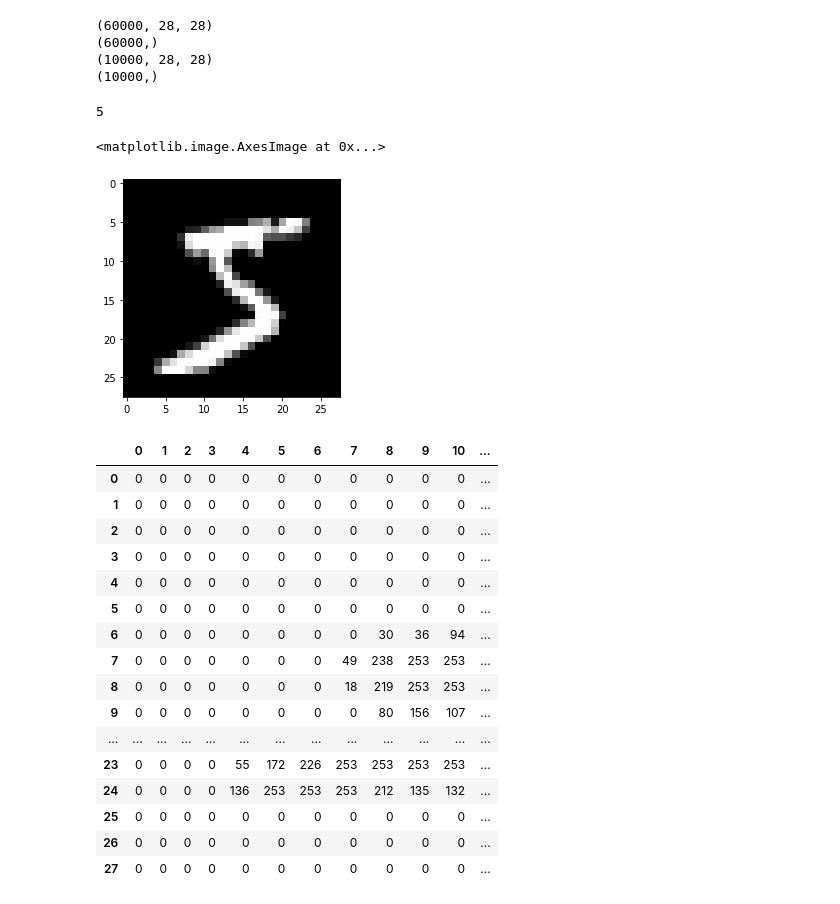
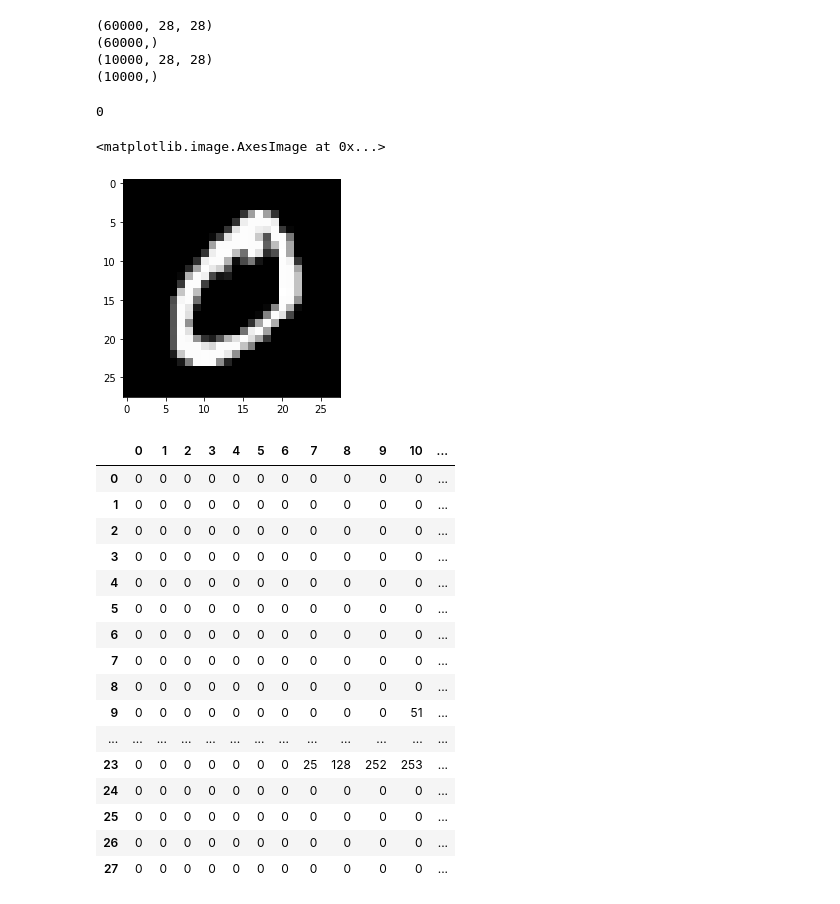
Before and after one commit to rerebebeccacca/20210602-machine-learing, a Jupyter notebook: mlp.ipynb, the cells around one changed output. Saved outputs shown, nothing was run; the diff lists cells and outputs as text; code cells hidden in the pictures.

```diff
--- a/mlp.ipynb
+++ b/mlp.ipynb
@@ -19,16 +19,16 @@ print(y_test.shape)
 (10000,)
 # %%
 import matplotlib.pyplot as plt
-print(y_train[0])
+print(y_train[1])
 #choose colormap-> cmap = "YlGn_r"(顏色反轉)
-plt.imshow(x_train[0], cmap="gray")
+plt.imshow(x_train[1], cmap="gray")
 # %% [output]
-5
+0
 <matplotlib.image.AxesImage at 0x...>
-[figure, old version]
+[figure, new version]
 # %%
 import pandas as pd
-pd.DataFrame(x_train[0])
+pd.DataFrame(x_train[1])
 # %% [output]
 |  | 0 | 1 | 2 | 3 | 4 | 5 | 6 | 7 | 8 | 9 | 10 | ... |
 | 0 | 0 | 0 | 0 | 0 | 0 | 0 | 0 | 0 | 0 | 0 | 0 | ... |
@@ -37,13 +37,13 @@ pd.DataFrame(x_train[0])
 | 3 | 0 | 0 | 0 | 0 | 0 | 0 | 0 | 0 | 0 | 0 | 0 | ... |
 | 4 | 0 | 0 | 0 | 0 | 0 | 0 | 0 | 0 | 0 | 0 | 0 | ... |
 | 5 | 0 | 0 | 0 | 0 | 0 | 0 | 0 | 0 | 0 | 0 | 0 | ... |
-| 6 | 0 | 0 | 0 | 0 | 0 | 0 | 0 | 0 | 30 | 36 | 94 | ... |
-| 7 | 0 | 0 | 0 | 0 | 0 | 0 | 0 | 49 | 238 | 253 | 253 | ... |
-| 8 | 0 | 0 | 0 | 0 | 0 | 0 | 0 | 18 | 219 | 253 | 253 | ... |
-| 9 | 0 | 0 | 0 | 0 | 0 | 0 | 0 | 0 | 80 | 156 | 107 | ... |
+| 6 | 0 | 0 | 0 | 0 | 0 | 0 | 0 | 0 | 0 | 0 | 0 | ... |
+| 7 | 0 | 0 | 0 | 0 | 0 | 0 | 0 | 0 | 0 | 0 | 0 | ... |
+| 8 | 0 | 0 | 0 | 0 | 0 | 0 | 0 | 0 | 0 | 0 | 0 | ... |
+| 9 | 0 | 0 | 0 | 0 | 0 | 0 | 0 | 0 | 0 | 0 | 51 | ... |
 | ... | ... | ... | ... | ... | ... | ... | ... | ... | ... | ... | ... | ... |
-| 23 | 0 | 0 | 0 | 0 | 55 | 172 | 226 | 253 | 253 | 253 | 253 | ... |
-| 24 | 0 | 0 | 0 | 0 | 136 | 253 | 253 | 253 | 212 | 135 | 132 | ... |
+| 23 | 0 | 0 | 0 | 0 | 0 | 0 | 0 | 25 | 128 | 252 | 253 | ... |
+| 24 | 0 | 0 | 0 | 0 | 0 | 0 | 0 | 0 | 0 | 0 | 0 | ... |
 | 25 | 0 | 0 | 0 | 0 | 0 | 0 | 0 | 0 | 0 | 0 | 0 | ... |
 | 26 | 0 | 0 | 0 | 0 | 0 | 0 | 0 | 0 | 0 | 0 | 0 | ... |
 | 27 | 0 | 0 | 0 | 0 | 0 | 0 | 0 | 0 | 0 | 0 | 0 | ... |
```
Also changed, not shown: parts of 2 cells of this notebook.
